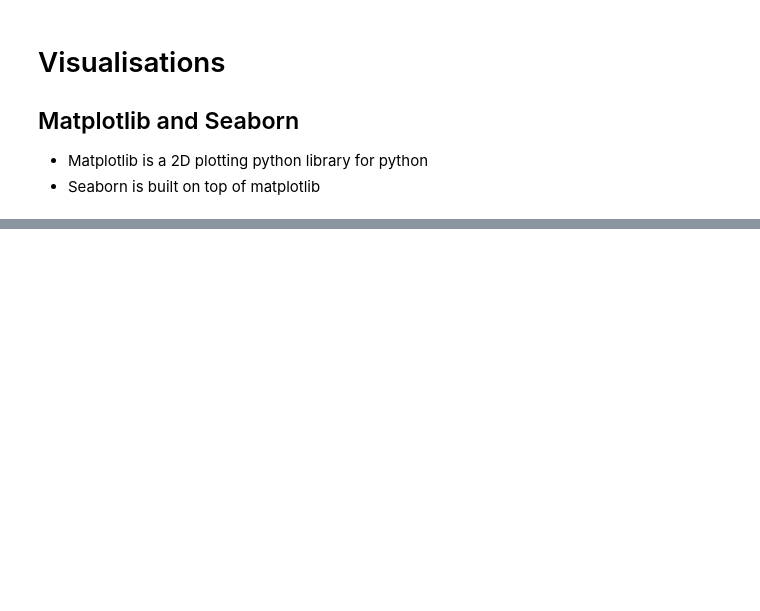
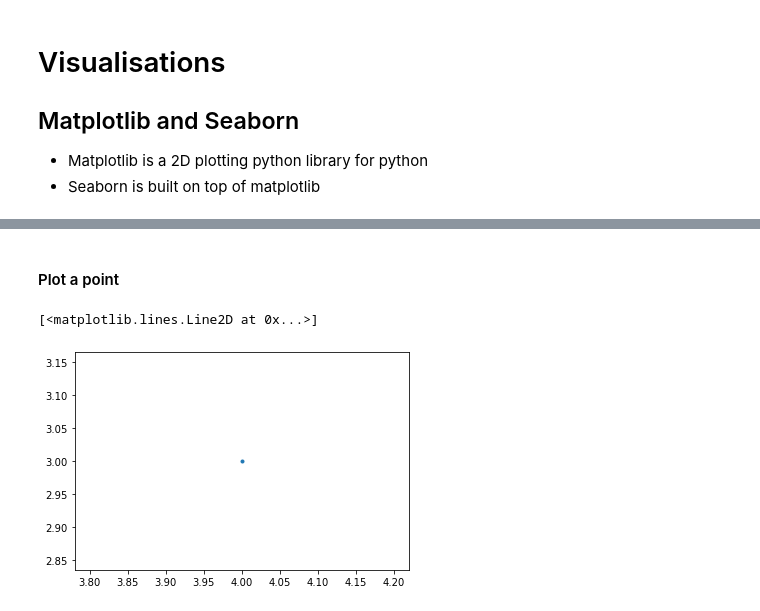
Before and after one commit to pwahane/tutorials, a Jupyter notebook: visualisation.ipynb, the cells around one changed output, grey strips where cells are left out. Drawn from its saved outputs; the diff is of its cells as text; code cells hidden in the pictures; blank space fills up the shorter version.

Commit message:
Plot a point and number of points

```diff
--- a/visualisation.ipynb
+++ b/visualisation.ipynb
@@ -34,3 +18,10 @@ import pandas as pd
 import matplotlib.pyplot as plt
 
 %matplotlib inline
+# %% [markdown]
+#### Plot a point
+# %%
+plt.plot(4,3,'.')
+# %% [output]
+[<matplotlib.lines.Line2D at 0x...>]
+[figure, added]
```
Also changed, not shown: parts of 3 cells of this notebook.
